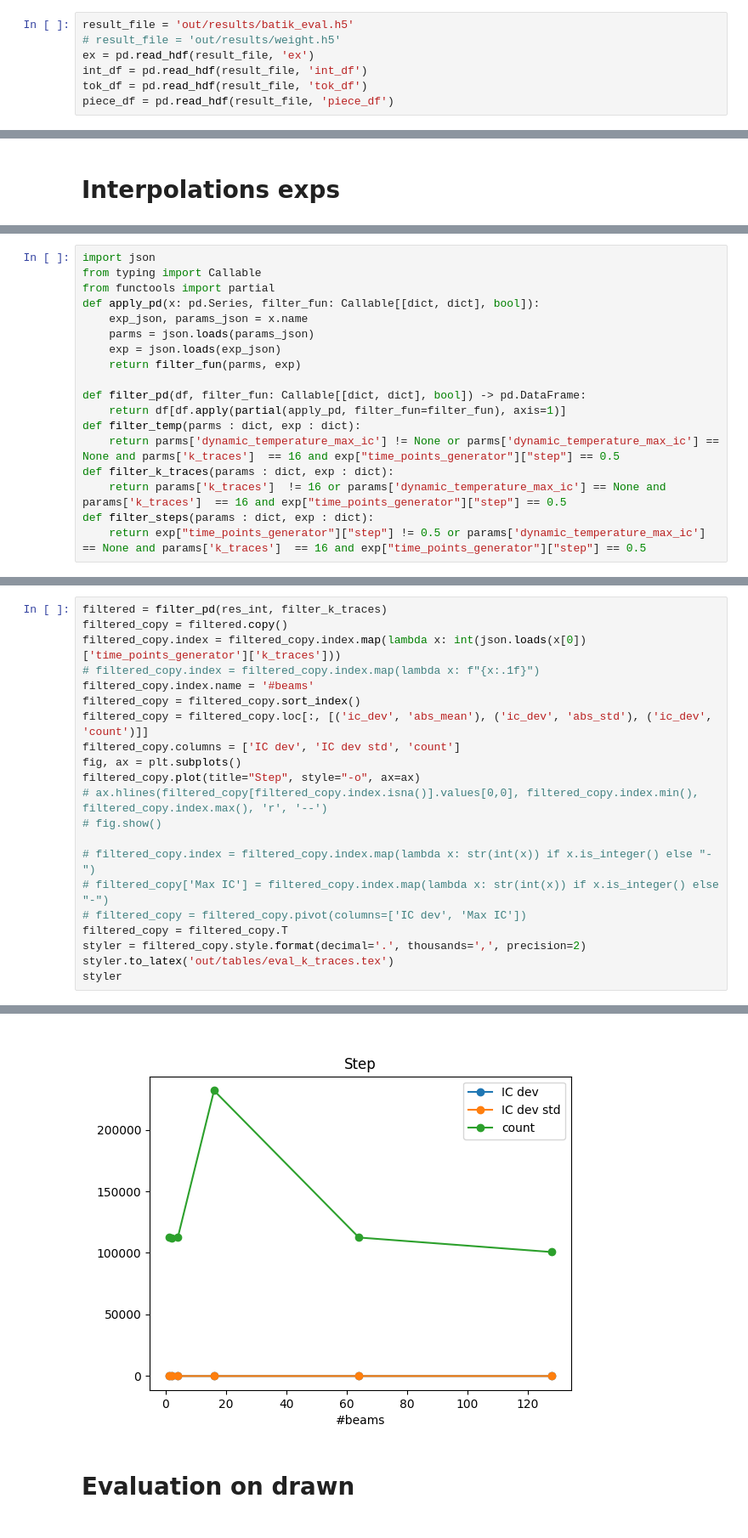
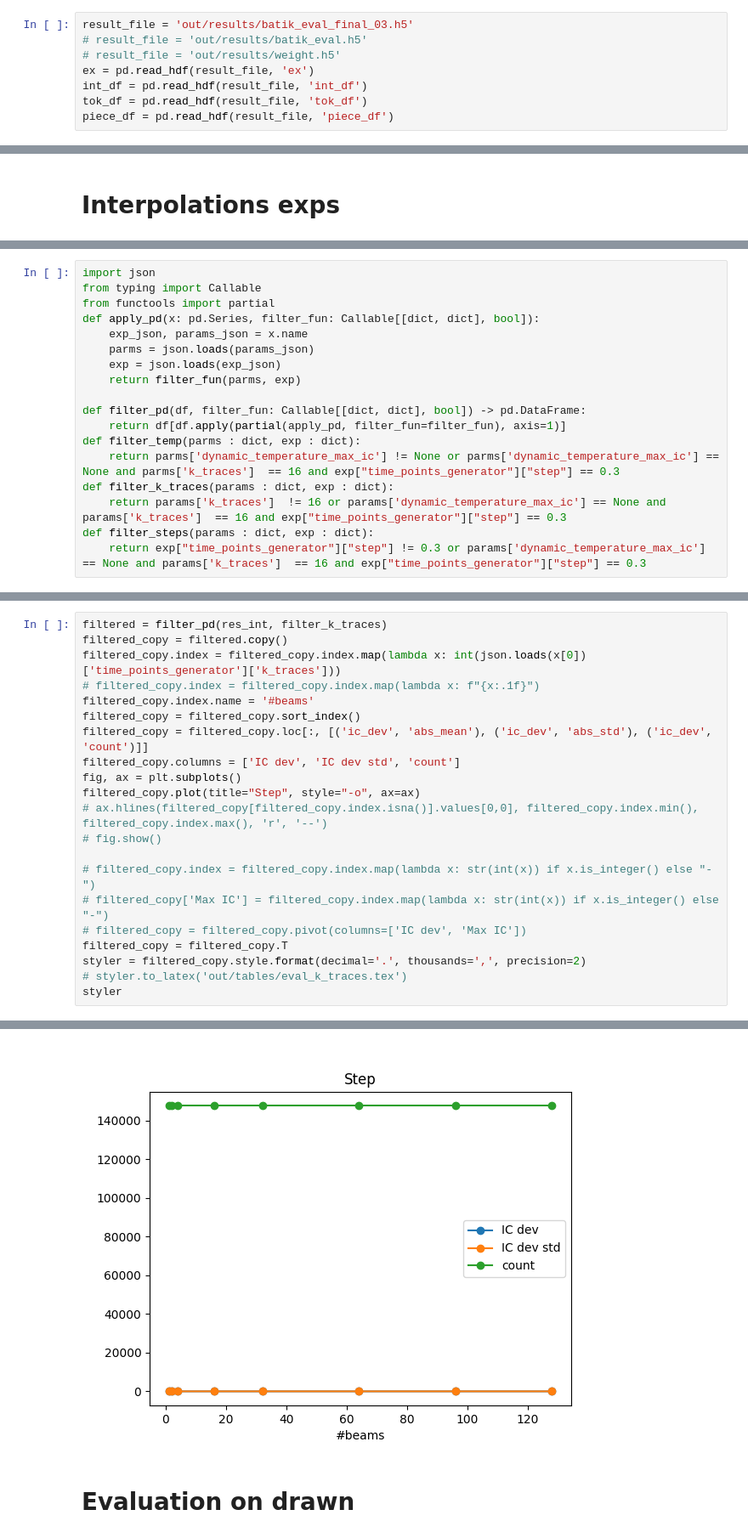
Before and after one commit to muthissar/PIA.No3, a Jupyter notebook: results.ipynb, the cells around one changed output, grey strips where cells are left out. Shown at 85% size. Cells and saved outputs as stored; diff of their text form.

Commit message:
Updated eval_ used in paper. Added notebook for the quantitative study.

```diff
--- a/results.ipynb
+++ b/results.ipynb
@@ -22,5 +22,6 @@ total 624649
 # %%
-result_file = 'out/results/batik_eval.h5'
+result_file = 'out/results/batik_eval_final_03.h5'
+# result_file = 'out/results/batik_eval.h5'
 # result_file = 'out/results/weight.h5'
 ex = pd.read_hdf(result_file, 'ex')
 int_df = pd.read_hdf(result_file, 'int_df')
@@ -195,11 +197,11 @@ def apply_pd(x: pd.Series, filter_fun: Callable[[dict, dict], bool]):
 def filter_pd(df, filter_fun: Callable[[dict, dict], bool]) -> pd.DataFrame:
     return df[df.apply(partial(apply_pd, filter_fun=filter_fun), axis=1)]
 def filter_temp(parms : dict, exp : dict):
-    return parms['dynamic_temperature_max_ic'] != None or parms['dynamic_temperature_max_ic'] == None and parms['k_traces']  == 16 and exp["time_points_generator"]["step"] == 0.5
+    return parms['dynamic_temperature_max_ic'] != None or parms['dynamic_temperature_max_ic'] == None and parms['k_traces']  == 16 and exp["time_points_generator"]["step"] == 0.3
 def filter_k_traces(params : dict, exp : dict):
-    return params['k_traces']  != 16 or params['dynamic_temperature_max_ic'] == None and params['k_traces']  == 16 and exp["time_points_generator"]["step"] == 0.5
+    return params['k_traces']  != 16 or params['dynamic_temperature_max_ic'] == None and params['k_traces']  == 16 and exp["time_points_generator"]["step"] == 0.3
 def filter_steps(params : dict, exp : dict):
-    return exp["time_points_generator"]["step"] != 0.5 or params['dynamic_temperature_max_ic'] == None and params['k_traces']  == 16 and exp["time_points_generator"]["step"] == 0.5
+    return exp["time_points_generator"]["step"] != 0.3 or params['dynamic_temperature_max_ic'] == None and params['k_traces']  == 16 and exp["time_points_generator"]["step"] == 0.3
 # %%
 filtered = filter_pd(res_int, filter_temp)
 abs_div = filtered.loc[:, [('ic_dev', 'abs_mean')]]
@@ -322,6 +338,6 @@ filtered_copy.plot(title="Step", style="-o", ax=ax)
 # filtered_copy = filtered_copy.pivot(columns=['IC dev', 'Max IC'])
 filtered_copy = filtered_copy.T
 styler = filtered_copy.style.format(decimal='.', thousands=',', precision=2)
-styler.to_latex('out/tables/eval_k_traces.tex')
+# styler.to_latex('out/tables/eval_k_traces.tex')
 styler
 # %% [output]
@@ -332,4 +348,4 @@ styler
-[figure, old version]
+[figure, new version]
 # %% [markdown]
 # Evaluation on drawn
 # %%
```
Also changed, not shown: parts of 10 cells of this notebook, 4 other files.
